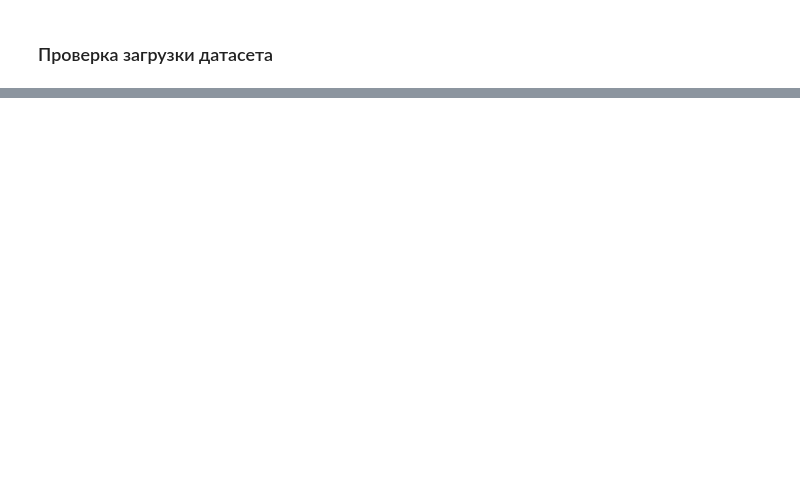
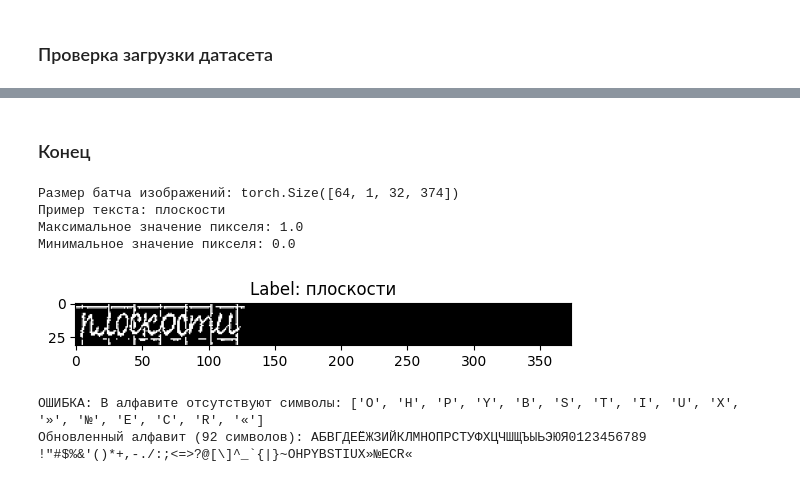
Before and after one commit to aquarapax/CRNN, a Jupyter notebook: dataset.ipynb, the cells around one changed output, grey strips where cells are left out. Drawn from its saved outputs; the diff is of its cells as text; code cells hidden in the pictures; blank space fills up the shorter version.

Commit message:
загрузка 18_07_25

```diff
--- a/dataset.ipynb
+++ b/dataset.ipynb
@@ -391,0 +693,20 @@ plt.show()
+# %%
+# Загрузка данных
+torch_datasets = load_datasets()
+
+# Создание DataLoader
+train_loader = DataLoader(
+    torch_datasets['train'],
+    batch_size=64,
+    shuffle=True,
+    collate_fn=collate_fn,
+    num_workers=0
+)
+
+test_loader = DataLoader(
+    torch_datasets['test'],
+    batch_size=64,
+    shuffle=False,
+    collate_fn=collate_fn,
+    num_workers=0
+)
@@ -391,0 +783,36 @@ plt.show()
+# %% [markdown]
+### Конец
+# %%
+# Проверка данных
+sample = next(iter(train_loader))
+print("Размер батча изображений:", sample['image'].shape)
+print("Пример текста:", sample['text'][0])
+print("Максимальное значение пикселя:", sample['image'].max().item())
+print("Минимальное значение пикселя:", sample['image'].min().item())
+
+# Визуализация
+plt.imshow(sample['image'][0].squeeze().cpu().numpy(), cmap='gray')
+plt.title(f"Label: {sample['text'][0]}")
+plt.show()
+# %% [output]
+Размер батча изображений: torch.Size([64, 1, 32, 374])
+Пример текста: плоскости
+Максимальное значение пикселя: 1.0
+Минимальное значение пикселя: 0.0
+[figure, added]
+# %%
+# Проверка соответствия символов
+all_chars = set()
+for batch in train_loader:
+    for text in batch['text']:
+        all_chars.update(text.upper())
+
+missing_chars = [c for c in all_chars if c not in alphabet]
+if missing_chars:
+    print(f"ОШИБКА: В алфавите отсутствуют символы: {missing_chars}")
+    alphabet += ''.join(missing_chars)
+    num_classes = len(alphabet) + 1
+    print(f"Обновленный алфавит ({len(alphabet)} символов): {alphabet}")
+# %% [output]
+ОШИБКА: В алфавите отсутствуют символы: ['O', 'H', 'P', 'Y', 'B', 'S', 'T', 'I', 'U', 'X', '»', '№', 'E', 'C', 'R', '«']
+Обновленный алфавит (92 символов): АБВГДЕЁЖЗИЙКЛМНОПРСТУФХЦЧШЩЪЫЬЭЮЯ0123456789 !"#$%&'()*+,-./:;<=>?@[\]^_`{|}~OHPYBSTIUX»№ECR«
```
Also changed, not shown: parts of 27 cells of this notebook, 3 other files.
